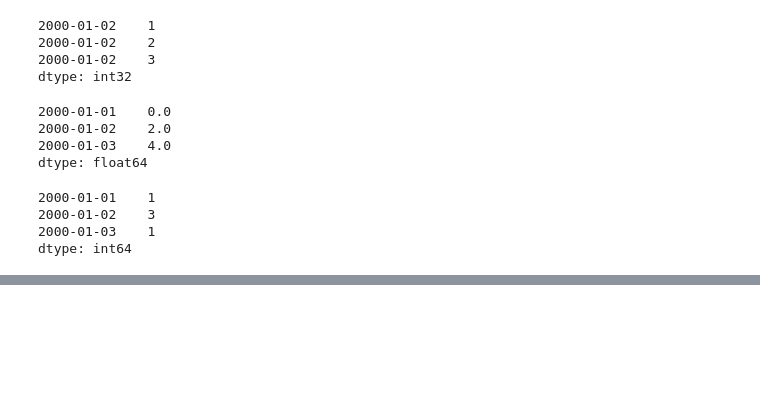
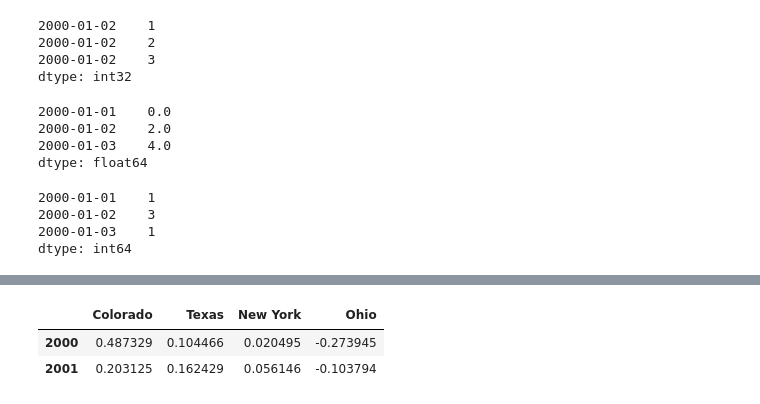
Before and after one commit to Edwinf3004/pydata-book, a Jupyter notebook: ch11.ipynb, the cells around one changed output, grey strips where cells are left out. Cells and saved outputs as stored; diff of their text form; code cells hidden in the pictures; blank space fills up the shorter version.

```diff
--- a/ch11.ipynb
+++ b/ch11.ipynb
@@ -515,3 +1113,10 @@ annual_frame
+# %%
+annual_frame = frame.resample("Y-DEC").mean()
+annual_frame
+# %% [output]
+|  | Colorado | Texas | New York | Ohio |
+| 2000 | 0.487329 | 0.104466 | 0.020495 | -0.273945 |
+| 2001 | 0.203125 | 0.162429 | 0.056146 | -0.103794 |
 # %%
 # Q-DEC: Quarterly, year ending in December
 annual_frame.resample("Q-DEC").ffill()
```
Also changed, not shown: parts of 119 cells of this notebook.
